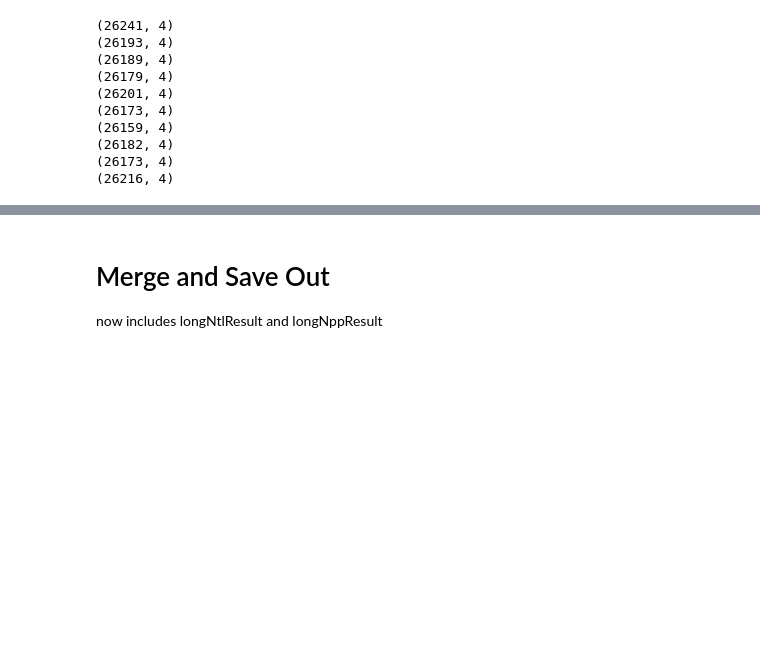
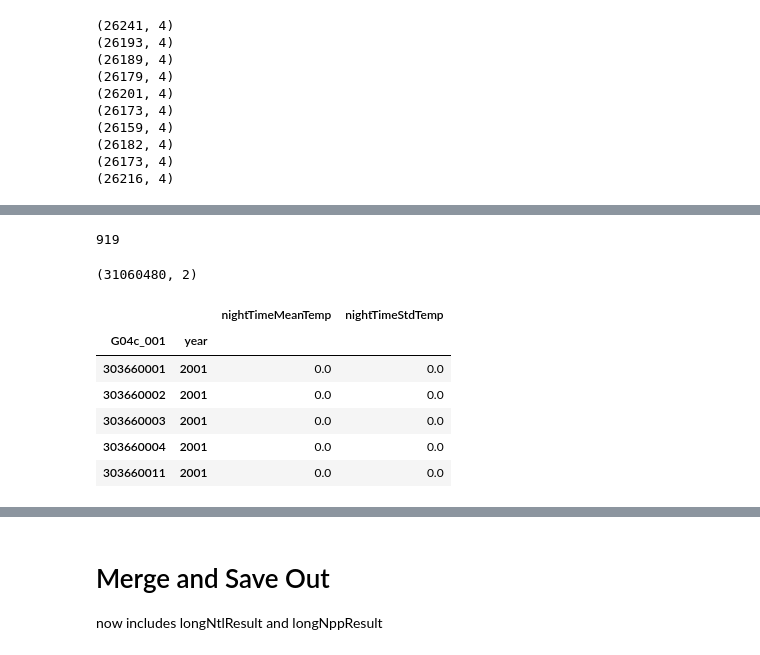
Before and after one commit to MichaelChaoLi-cpu/JapanPop, a Jupyter notebook: 01_PyCode/25_DW_NppNtlPrecipitationTemperature_v1.ipynb, the cells around one changed output, grey strips where cells are left out. Drawn from its saved outputs; the diff is of its cells as text; code cells hidden in the pictures; blank space fills up the shorter version.

```diff
--- a/01_PyCode/25_DW_NppNtlPrecipitationTemperature_v1.ipynb
+++ b/01_PyCode/25_DW_NppNtlPrecipitationTemperature_v1.ipynb
@@ -894,0 +962,2 @@ coords_extration.head()
+# %%
+nightTimeTempStdResult = Parallel(n_jobs=8)(delayed(coordExtractionFromRaster)(aimFolder + "\\temp\\" + str(int(year)) + "_nighttime_Std_re.tif", coords_extration, 'nightTimeStdTemp') for year in np.linspace(2001, 2020, 20))
@@ -894,0 +985,5 @@ coords_extration.head()
+# %%
+del nightTimeTempStdResult
+gc.collect()
+# %% [output]
+919
@@ -894,0 +992,14 @@ coords_extration.head()
+# %%
+mergeNightTimeTempResult.shape
+# %% [output]
+(31060480, 2)
+# %%
+mergeNightTimeTempResult.head()
+# %% [output]
+|  |  | nightTimeMeanTemp | nightTimeStdTemp |
+| G04c_001 | year |  |  |
+| 303660001 | 2001 | 0.0 | 0.0 |
+| 303660002 | 2001 | 0.0 | 0.0 |
+| 303660003 | 2001 | 0.0 | 0.0 |
+| 303660004 | 2001 | 0.0 | 0.0 |
+| 303660011 | 2001 | 0.0 | 0.0 |
```
Also changed, not shown: parts of 36 cells of this notebook, 1 other file.
